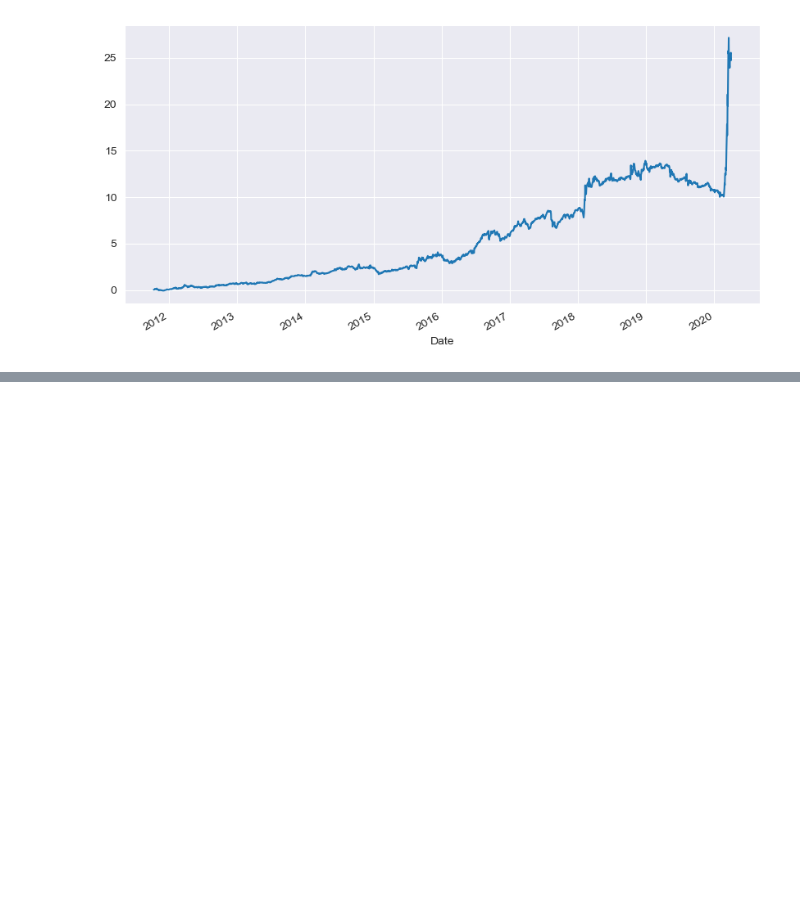
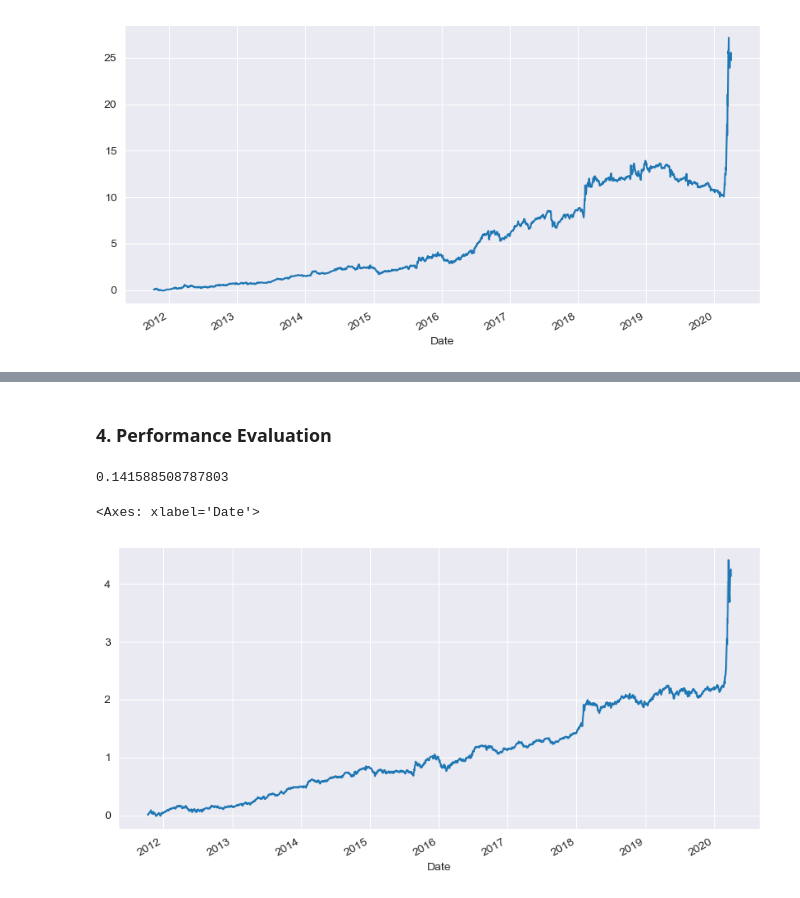
Before and after one commit to peterchettiar/trading-volatility, a Jupyter notebook: trading_vol_strat_research.ipynb, the cells around one changed output, grey strips where cells are left out. Cells and saved outputs as stored; diff of their text form; code cells hidden in the pictures; blank space fills up the shorter version.

Commit message:
UPD: Strategy 3 (LSLV)

```diff
--- a/trading_vol_strat_research.ipynb
+++ b/trading_vol_strat_research.ipynb
@@ -253,0 +254,13 @@ hlsv_returns["portfolio_cumulative_returns"].plot(figsize=(10,5))
+# %%
+# Tickers to be used in the lslv strategy
+hlsv_tickers = ['VIXY', 'SPY']
+hlsv_indices = ['^VIX']
+# %%
+lslv_trader = TradingVolatility(volatility_assets=hlsv_tickers,
+                                volatility_indices=hlsv_indices)
+
+# Historical data for 1-month VIX futures cannot be retreived using Yahoo Finanace API, hence manual upload
+lslv_trader.get_data(start_date="2011-10-11",
+                     end_date="2020-04-01",
+                     col_rename='vx_open',
+                     manual_loading="S&P 500 VIX Futures Historical Data.csv")
@@ -253,0 +325,8 @@ hlsv_returns["portfolio_cumulative_returns"].plot(figsize=(10,5))
+# %%
+lslv_returns = lslv_trader.lslv_strategy(intial_capital=100000,
+                                        long_vix_asset="VIXY",
+                                        long_hedge_asset="SPY",
+                                        future_index_ticker="VX",
+                                        spot_index_ticker="^VIX")
+
+lslv_returns.head(20)
@@ -253,0 +352,12 @@ hlsv_returns["portfolio_cumulative_returns"].plot(figsize=(10,5))
+# %% [markdown]
+### 4. Performance Evaluation
+# %%
+lslv_perf = performance_metrics(lslv_returns, "portfolio_value", "Date")
+lslv_perf.GeR_metric()
+# %% [output]
+0.141588508787803
+# %%
+lslv_returns["portfolio_cumulative_returns"].plot(figsize=(10,5))
+# %% [output]
+<Axes: xlabel='Date'>
+[figure, added]
```
Also changed, not shown: parts of 11 cells of this notebook, 1 other file.
